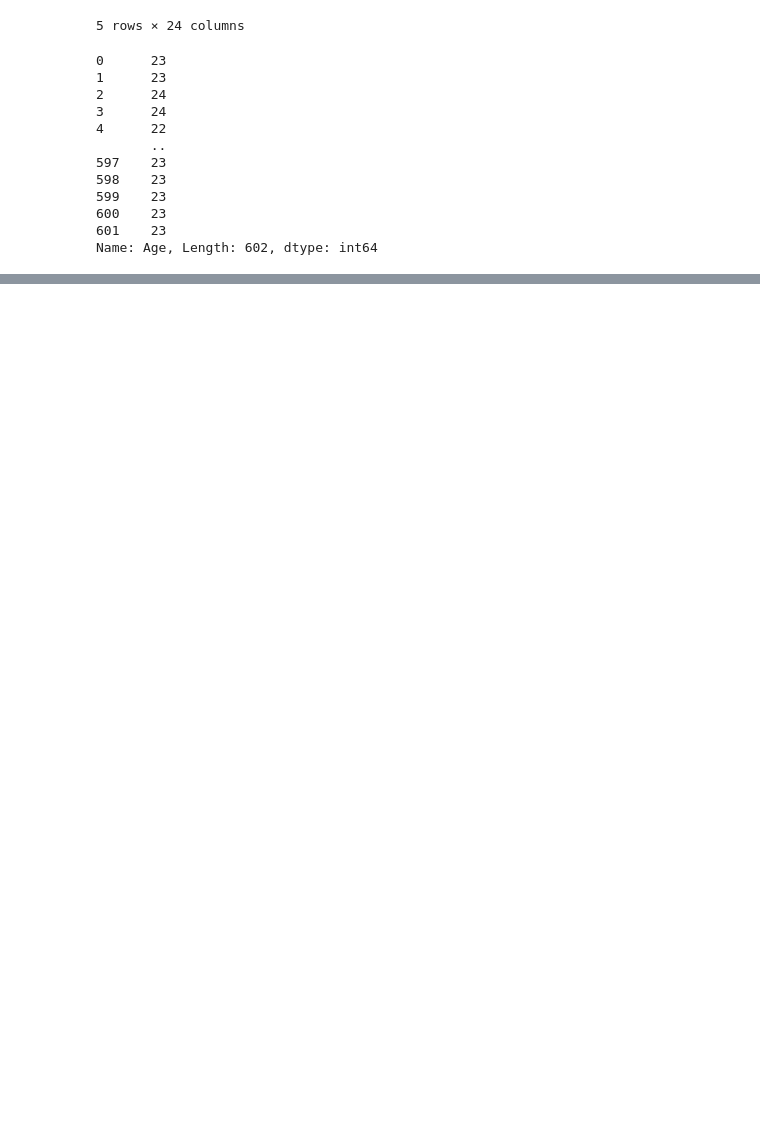
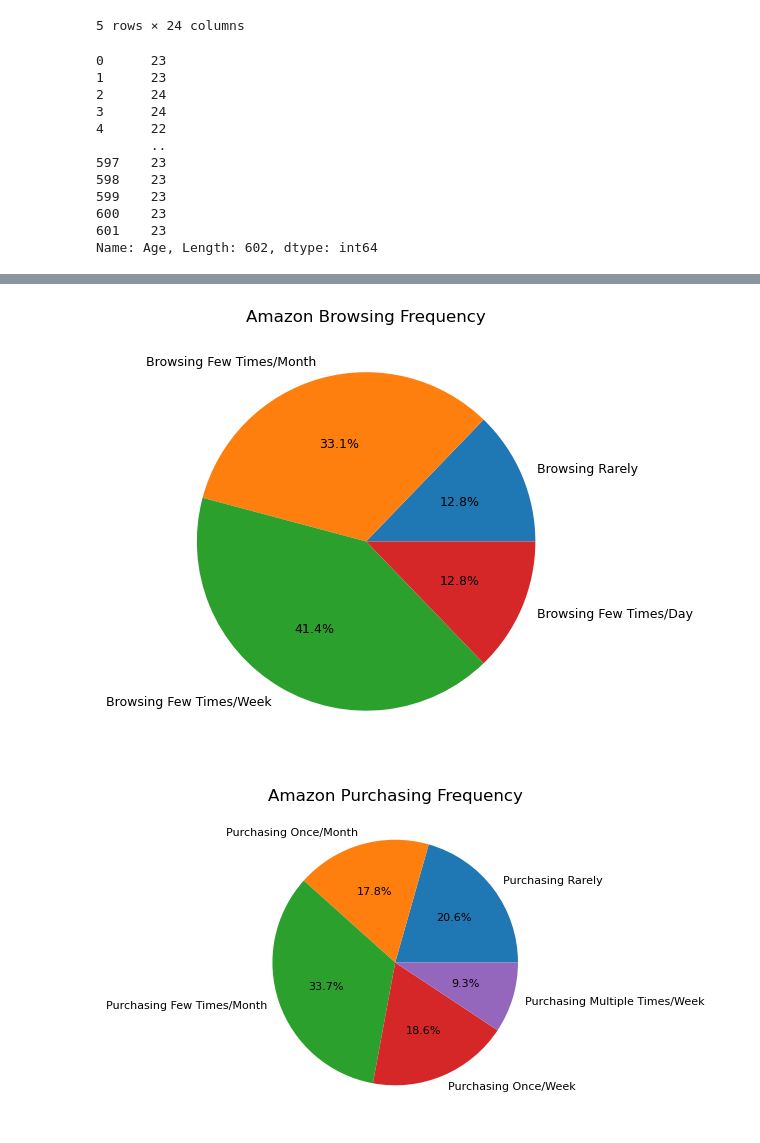
Before and after one commit to bgroble/Project1-G5, a Jupyter notebook: Amazon_Code_Group5 copy.ipynb, the cells around one changed output, grey strips where cells are left out. Cells and saved outputs as stored; diff of their text form; code cells hidden in the pictures; blank space fills up the shorter version.

```diff
--- a/Amazon_Code_Group5 copy.ipynb
+++ b/Amazon_Code_Group5 copy.ipynb
@@ -63,0 +134,29 @@ Name: Age, Length: 602, dtype: int64
+# %%
+# count the percentages of each category for purchasing
+x = [77, 199 , 249, 77]
+labels = ['Browsing Rarely', 'Browsing Few Times/Month', 'Browsing Few Times/Week',
+                        'Browsing Few Times/Day']
+
+fig, ax = plt.subplots(figsize=(6, 6))
+ax.pie(x, labels=labels, autopct='%.1f%%', textprops={'fontsize': 9})
+ax.set_title('Amazon Browsing Frequency')
+plt.tight_layout()
+
+# export browsing pie
+plt.savefig("Output/BrowsingPie.png")
+
+# count the percentages of each category for purchasing
+x = [124, 107 , 203, 112, 56]
+labels = ['Purchasing Rarely', 'Purchasing Once/Month', 'Purchasing Few Times/Month',
+                        'Purchasing Once/Week', 'Purchasing Multiple Times/Week']
+
+fig, ax = plt.subplots(figsize=(6, 6))
+ax.pie(x, labels=labels, autopct='%.1f%%', textprops={'fontsize': 8})
+ax.set_title('Amazon Purchasing Frequency')
+plt.tight_layout()
+
+# export purchasing pie
+plt.savefig("Output/PurchasingPie.png")
+# %% [output]
+[figure, added]
+[figure, added]
```
Also changed, not shown: parts of 7 cells of this notebook, 6 other files.
